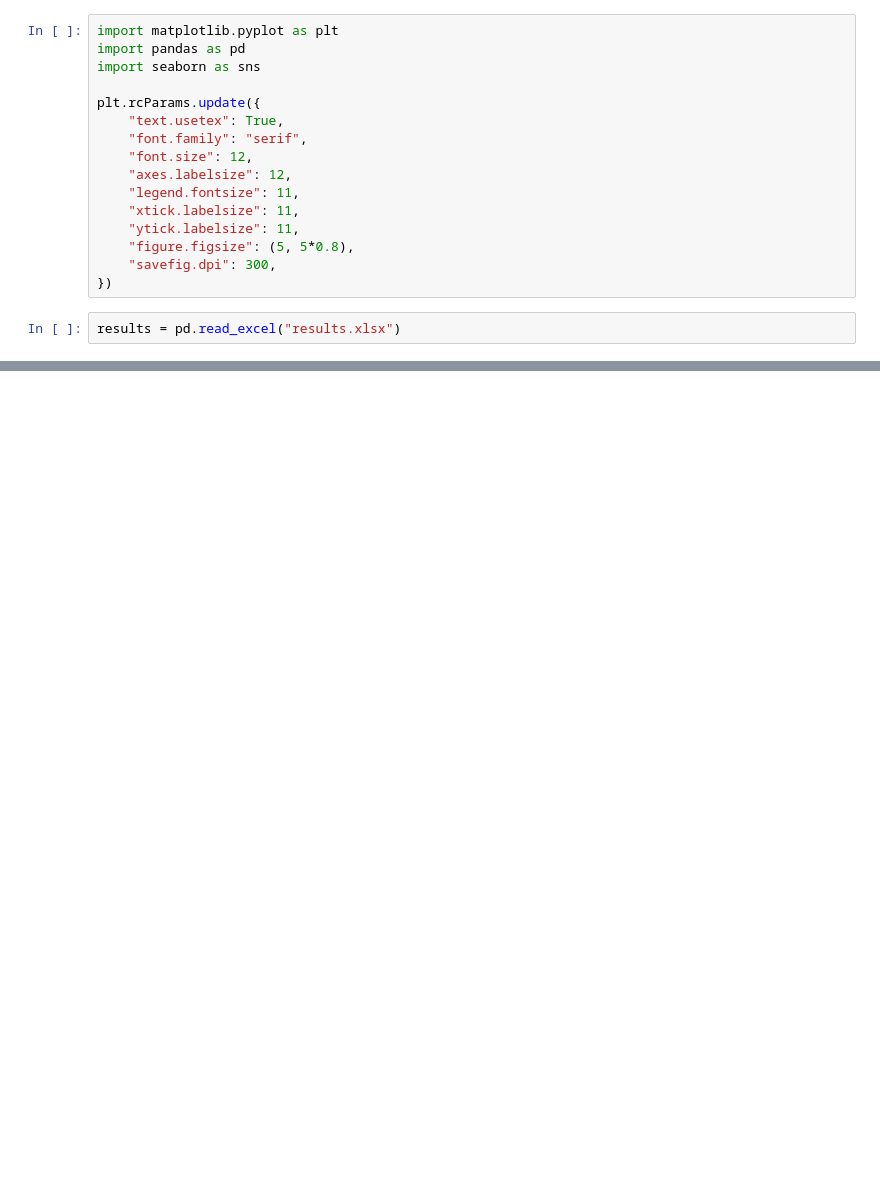
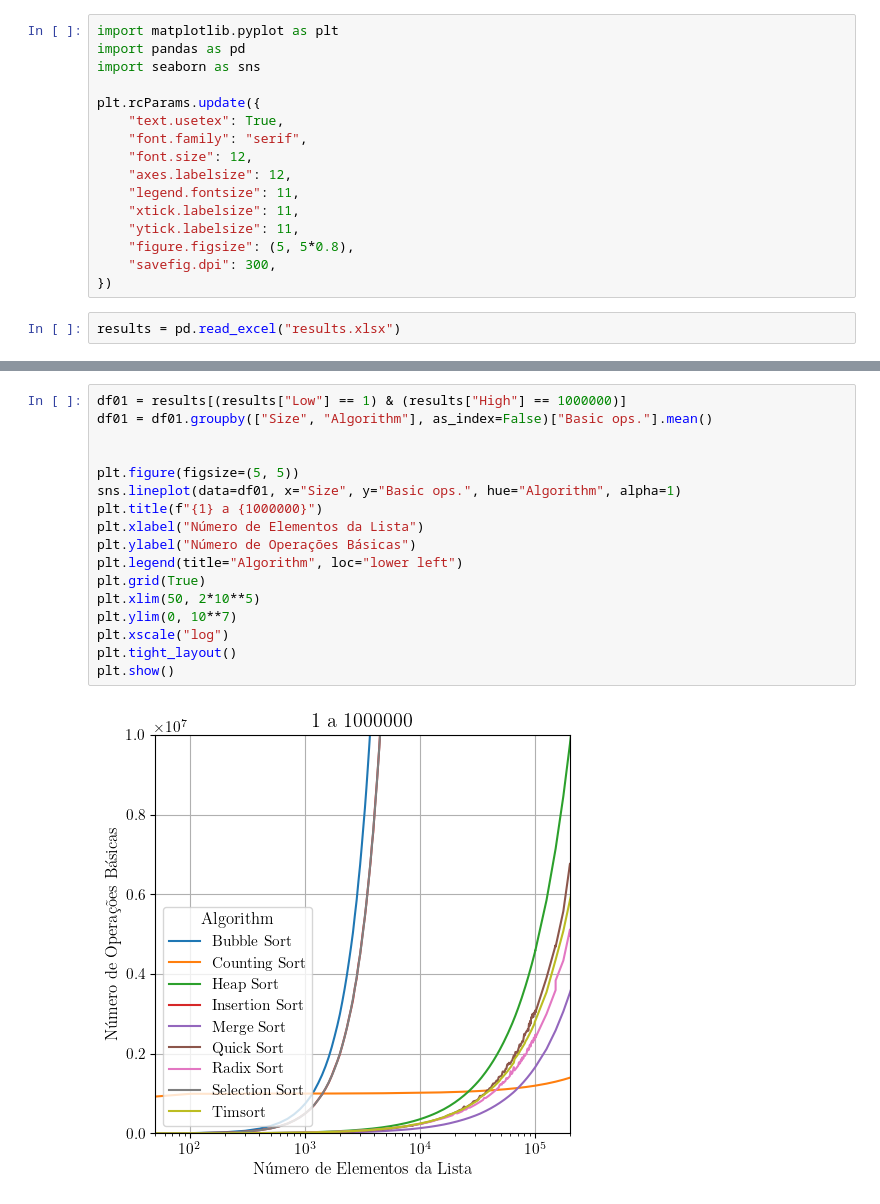
Before and after one commit to Hugoverissimo21/sorting-algorithms, a Jupyter notebook: Untitled-1.ipynb, the cells around one changed output, grey strips where cells are left out. Cells and saved outputs as stored; diff of their text form; blank space fills up the shorter version.

```diff
--- a/Untitled-1.ipynb
+++ b/Untitled-1.ipynb
@@ -188,0 +191,19 @@ plt.show()
+# %%
+df01 = results[(results["Low"] == 1) & (results["High"] == 1000000)]
+df01 = df01.groupby(["Size", "Algorithm"], as_index=False)["Basic ops."].mean()
+
+
+plt.figure(figsize=(5, 5))
+sns.lineplot(data=df01, x="Size", y="Basic ops.", hue="Algorithm", alpha=1)
+plt.title(f"{1} a {1000000}")
+plt.xlabel("Número de Elementos da Lista")
+plt.ylabel("Número de Operações Básicas")
+plt.legend(title="Algorithm", loc="lower left")
+plt.grid(True)
+plt.xlim(50, 2*10**5)
+plt.ylim(0, 10**7)
+plt.xscale("log")
+plt.tight_layout()
+plt.show()
+# %% [output]
+[figure, added]
```
Also changed, not shown: parts of 2 cells of this notebook, 1 other file.
